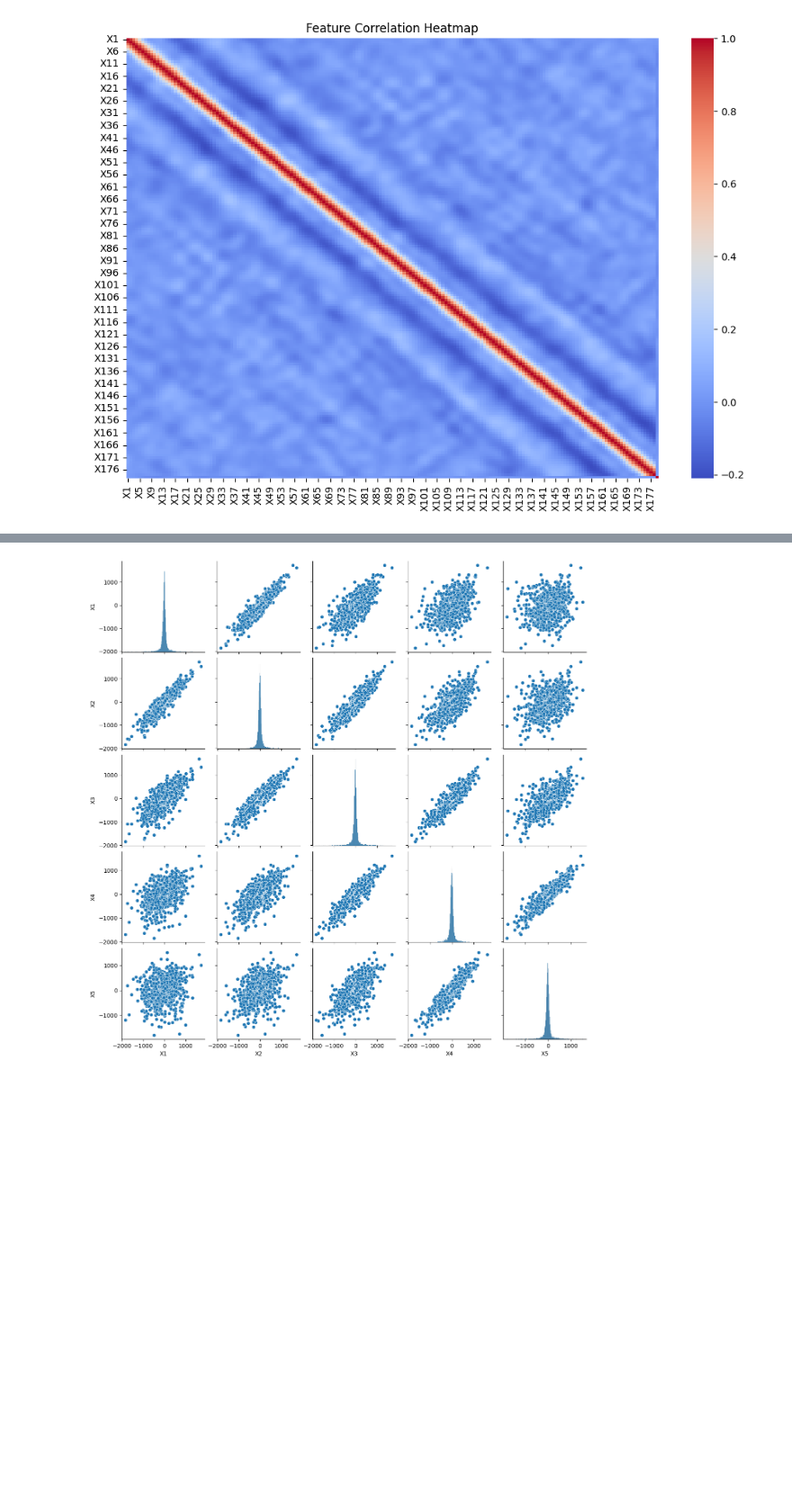
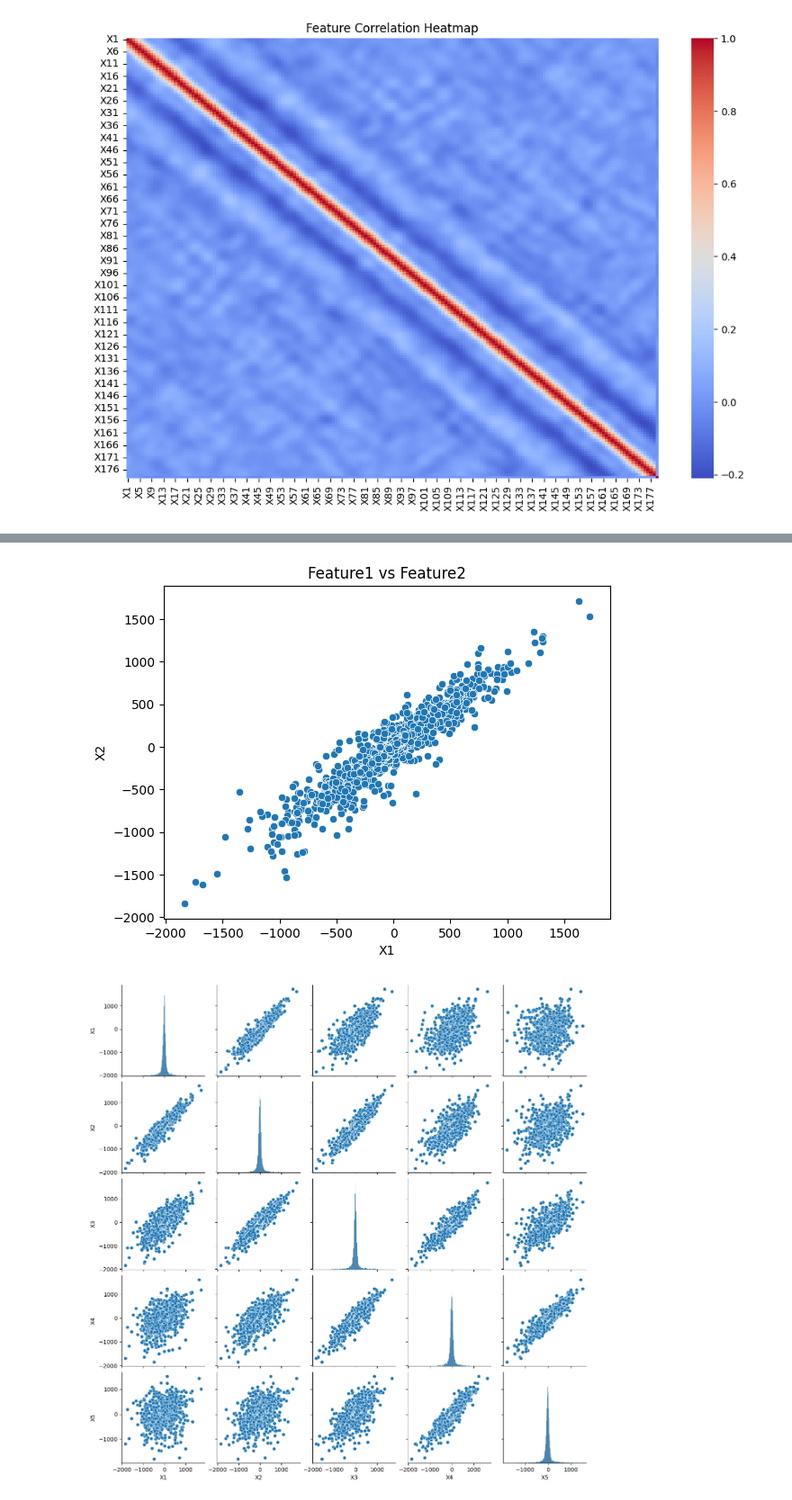
Before and after one commit to DarkGuardian641/Epileptic-Seizure-Detection, a Jupyter notebook: notebooks/EDA.ipynb, the cells around one changed output, grey strips where cells are left out. Shown at 90% size. Drawn from its saved outputs; the diff is of its cells as text; code cells hidden in the pictures; blank space fills up the shorter version.

```diff
--- a/notebooks/EDA.ipynb
+++ b/notebooks/EDA.ipynb
@@ -110,3 +123,10 @@ plt.show()
+# %%
+# Bivariate Analysis
+sns.scatterplot(x=df.columns[1], y=df.columns[2], data=df)
+plt.title('Feature1 vs Feature2')
+plt.show()
+# %% [output]
+[figure, added]
 # %%
 # Step 8: Pairplot of Some Features
 selected_features = df.columns[1:6]  # First 5 features
```
Also changed, not shown: parts of 3 cells of this notebook, 10 other files.
